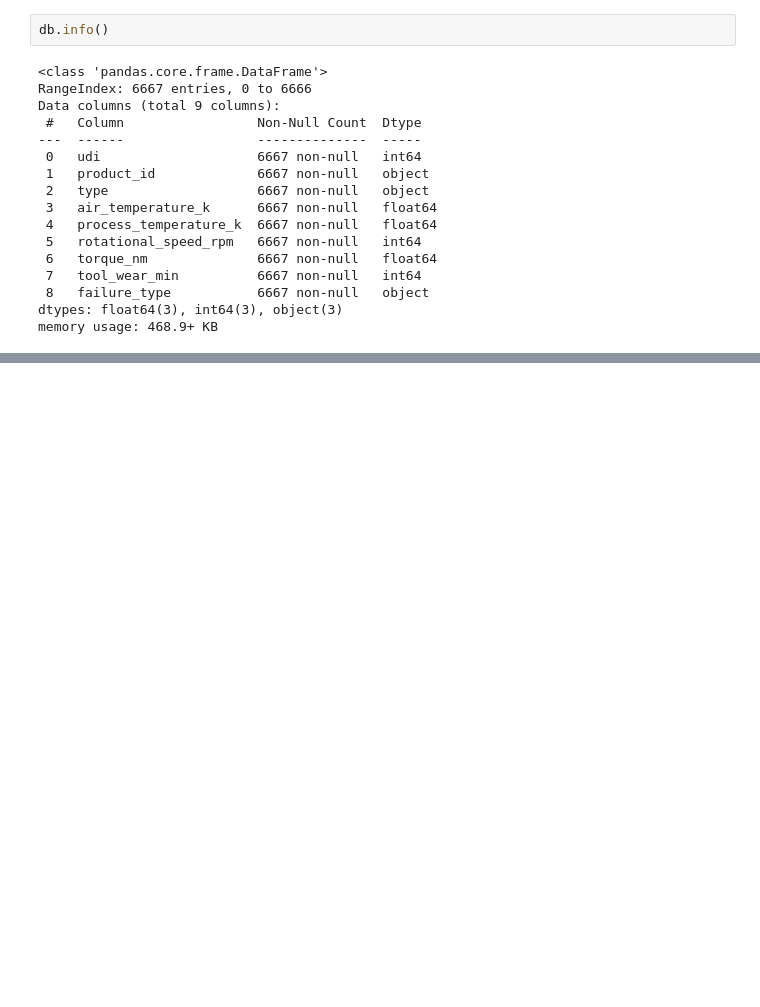
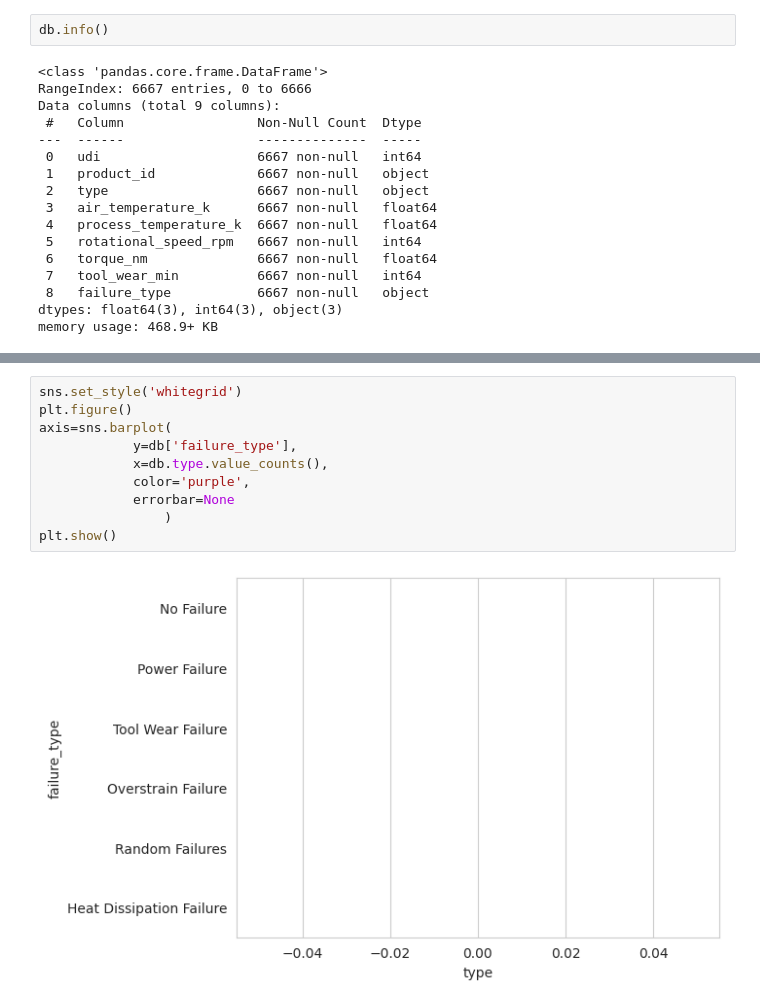
Before and after one commit to c-Tos1wa/preventive_maintenace, a Jupyter notebook: data_analysis.ipynb, the cells around one changed output, grey strips where cells are left out. Cells and saved outputs as stored; diff of their text form; blank space fills up the shorter version.

Commit message:
creates graphics for each variable

```diff
--- a/data_analysis.ipynb
+++ b/data_analysis.ipynb
@@ -45,0 +56,12 @@ db.groupby('type').count()
+# %%
+sns.set_style('whitegrid')
+plt.figure()
+axis=sns.barplot(
+            y=db['failure_type'],
+            x=db.type.value_counts(),
+            color='purple',
+            errorbar=None
+                )
+plt.show()
+# %% [output]
+[figure, added]
```
Also changed, not shown: parts of 8 cells of this notebook.
